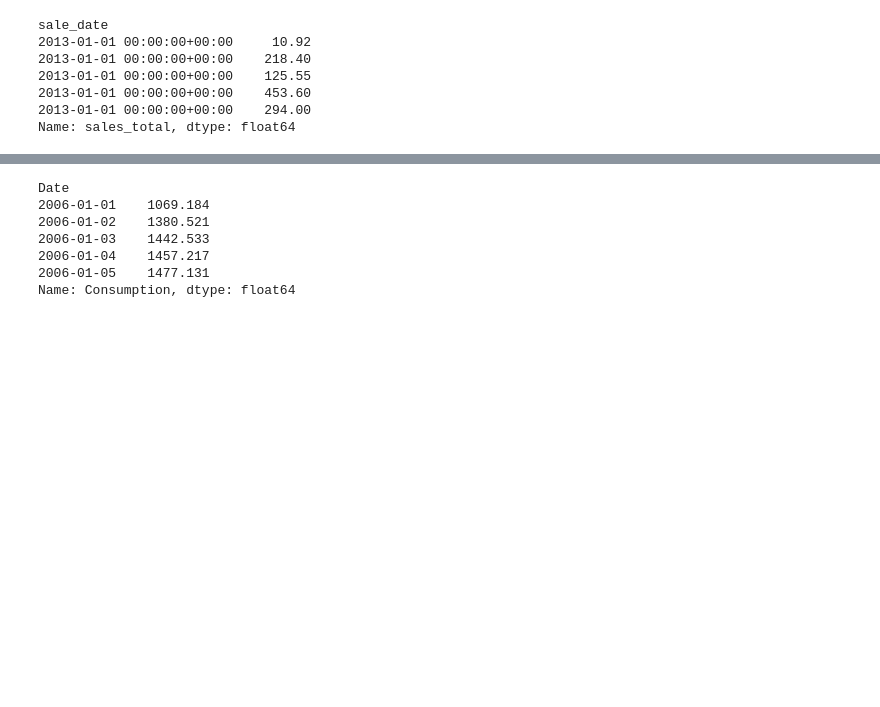
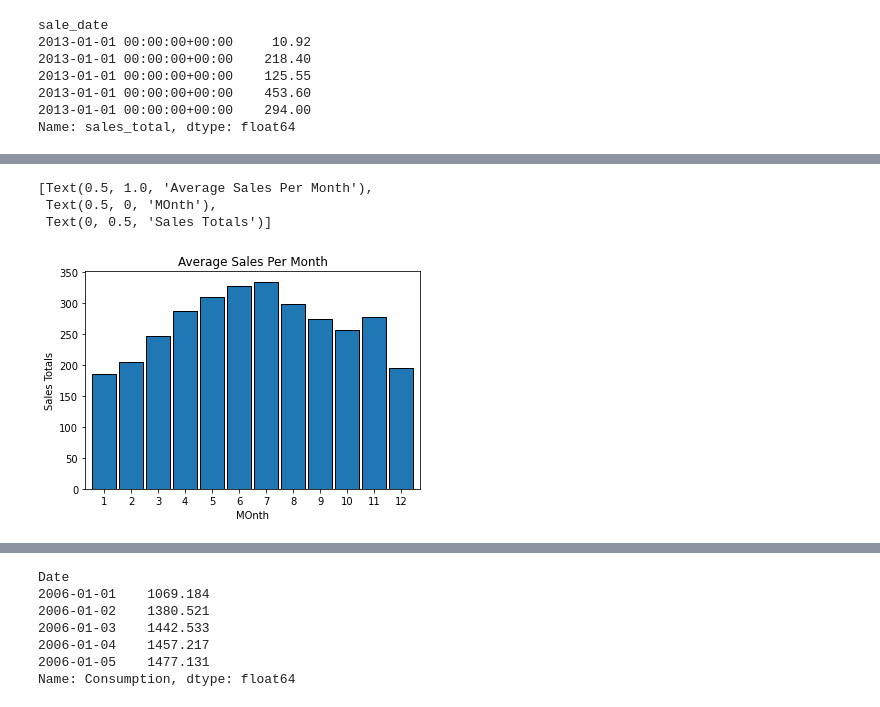
Before and after one commit to nicholas-dougherty/time-series-exercises, a Jupyter notebook: explore.ipynb, the cells around one changed output, grey strips where cells are left out. Saved outputs shown, nothing was run; the diff lists cells and outputs as text; code cells hidden in the pictures; blank space fills up the shorter version.

```diff
--- a/explore.ipynb
+++ b/explore.ipynb
@@ -123,0 +134,9 @@ Name: sales_total, dtype: float64
+# %%
+ax = y1.groupby(y1.index.month).mean().plot.bar(width=.9, ec='black')
+plt.xticks(rotation=0)
+ax.set(title='Average Sales Per Month', xlabel='MOnth', ylabel='Sales Totals')
+# %% [output]
+[Text(0.5, 1.0, 'Average Sales Per Month'),
+ Text(0.5, 0, 'MOnth'),
+ Text(0, 0.5, 'Sales Totals')]
+[figure, added]
```
Also changed, not shown: parts of 29 cells of this notebook.
